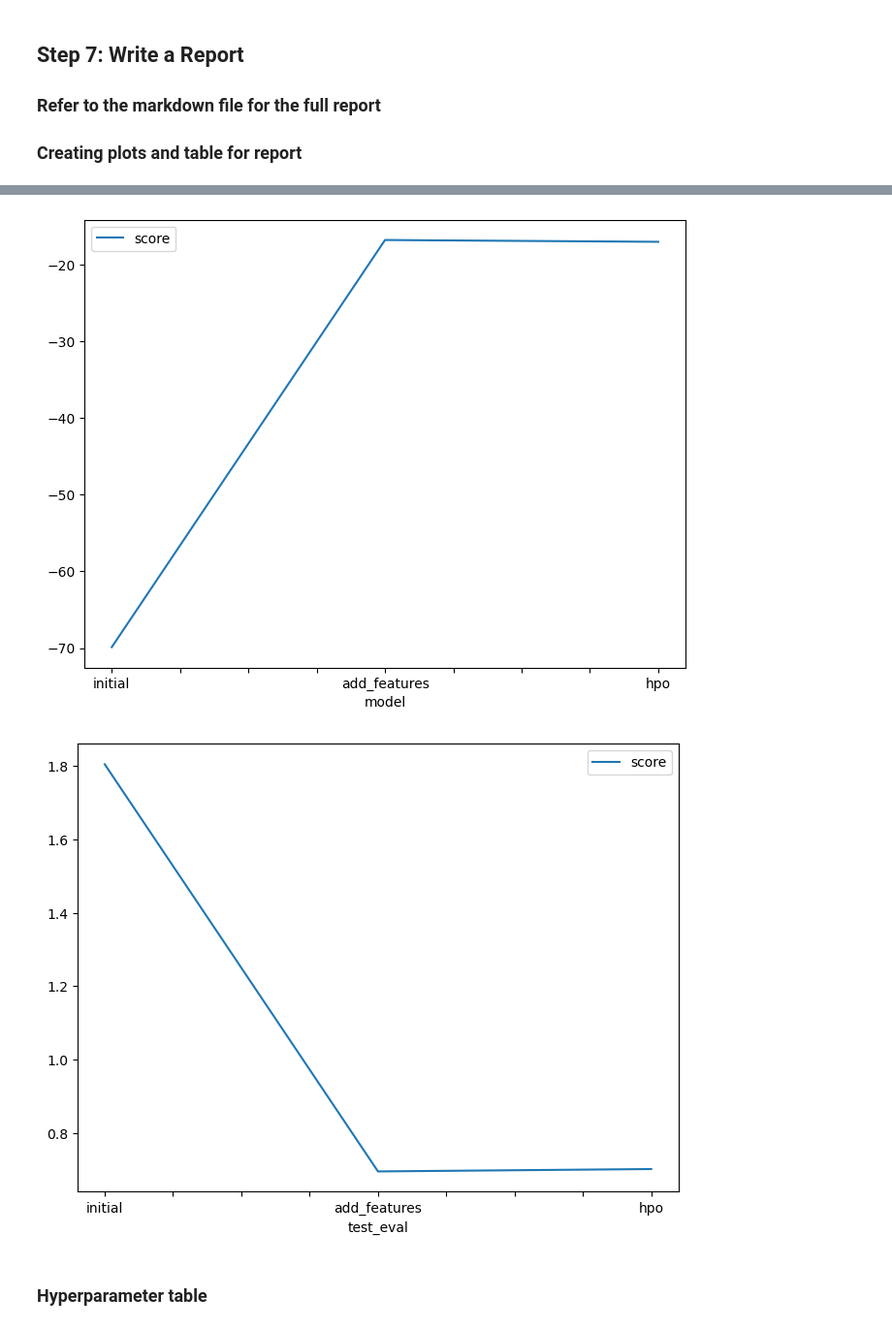
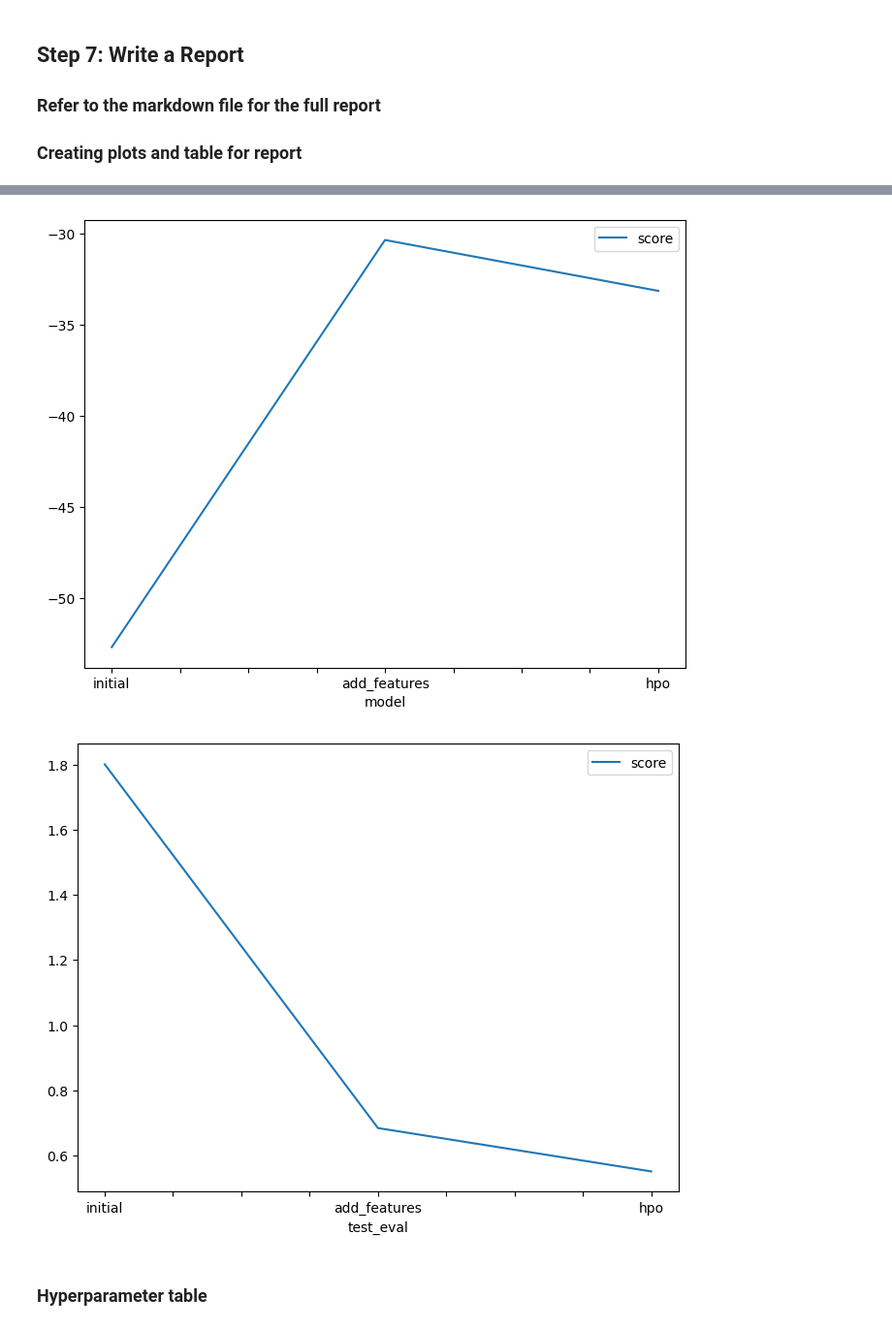
Before and after one commit to Denis-Tsvetanov/cd0385-bike-sharing, a Jupyter notebook: project/project-template.ipynb, the cells around one changed output, grey strips where cells are left out. Shown at 97% size. Cells and saved outputs as stored; diff of their text form; code cells hidden in the pictures.

```diff
--- a/project/project-template.ipynb
+++ b/project/project-template.ipynb
@@ -831,23 +971,27 @@ Evaluations on test data:
 fig = pd.DataFrame(
     {
         "model": ["initial", "add_features", "hpo"],
-        "score": [-69.87543003325861, -16.796028972359654, -17.032517190850374]
+        "score": [
+            predictor.leaderboard(silent=True)['score_val'][0],
+            predictor_new_features.leaderboard(silent=True)['score_val'][0],
+            predictor_new_hpo.leaderboard(silent=True)['score_val'][0]
+        ]
     }
 ).plot(x="model", y="score", figsize=(8, 6)).get_figure()
 fig.savefig('model_train_score.png')
 # %% [output]
-[figure, old version]
+[figure, new version]
 # %%
 # Take the 3 kaggle scores and creating a line plot to show improvement
 fig = pd.DataFrame(
     {
         "test_eval": ["initial", "add_features", "hpo"],
-        "score": [1.80419, 0.69552, 0.70198]
+        "score": [1.80029, 0.68408, 0.55107]
     }
 ).plot(x="test_eval", y="score", figsize=(8, 6)).get_figure()
 fig.savefig('model_test_score.png')
 # %% [output]
-[figure, old version]
+[figure, new version]
 # %% [markdown]
 ### Hyperparameter table
 # %%
```
Also changed, not shown: parts of 30 cells of this notebook, 2 other files.
